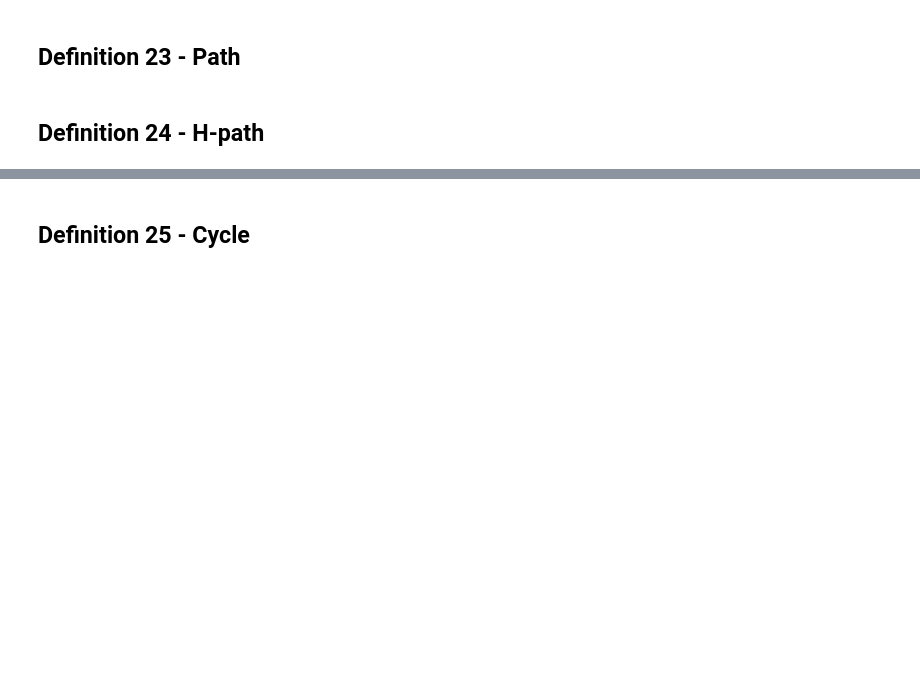
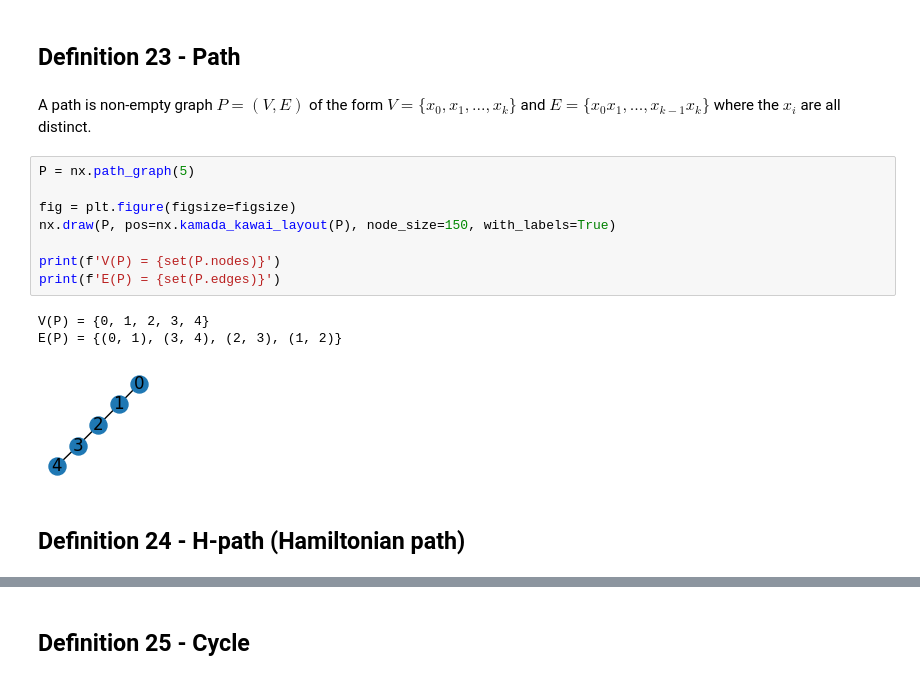
Before and after one commit to lipinski/graph-theory, a Jupyter notebook: definitions.ipynb, the cells around one changed output, grey strips where cells are left out. Saved outputs shown, nothing was run; the diff lists cells and outputs as text; blank space fills up the shorter version.

Commit message:
Add Number of Edges, Path, H-path, Cycle

```diff
--- a/definitions.ipynb
+++ b/definitions.ipynb
@@ -414,4 +426,18 @@ Average degree: 2.33
 # %% [markdown]
 ## Definition 23 - Path
+# %% [markdown]
+A path is non-empty graph $P=(V, E)$ of the form $V=\{x_0, x_1, ..., x_k\}$ and $E = \{x_0 x_1, ..., x_{k-1} x_k\}$ where the $x_i$ are all distinct.
+# %%
+P = nx.path_graph(5)
+
+fig = plt.figure(figsize=figsize)
+nx.draw(P, pos=nx.kamada_kawai_layout(P), node_size=150, with_labels=True)
+
+print(f'V(P) = {set(P.nodes)}')
+print(f'E(P) = {set(P.edges)}')
+# %% [output]
+V(P) = {0, 1, 2, 3, 4}
+E(P) = {(0, 1), (3, 4), (2, 3), (1, 2)}
+[figure, added]
 # %% [markdown]
-## Definition 24 - H-path
+## Definition 24 - H-path (Hamiltonian path)
```
Also changed, not shown: parts of 10 cells of this notebook.
